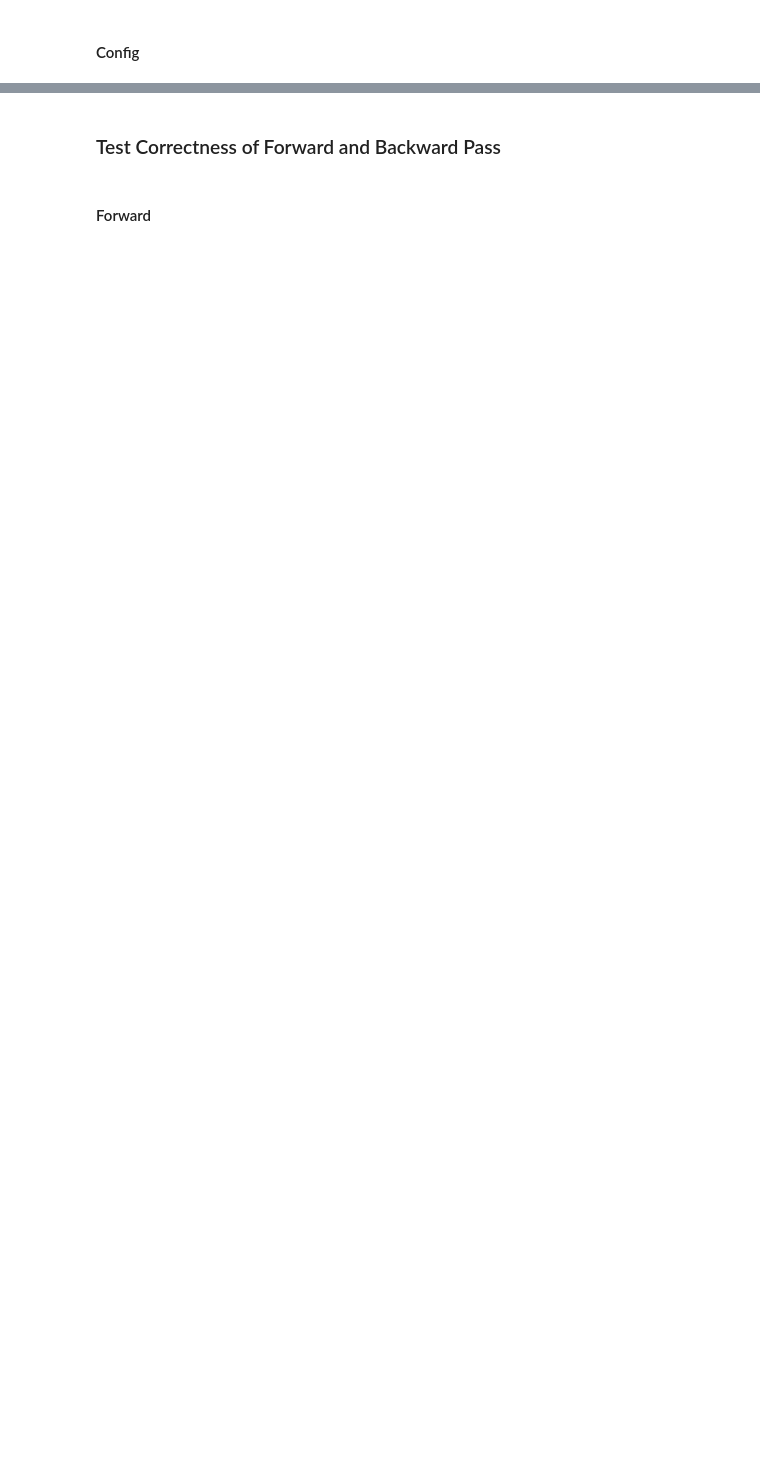
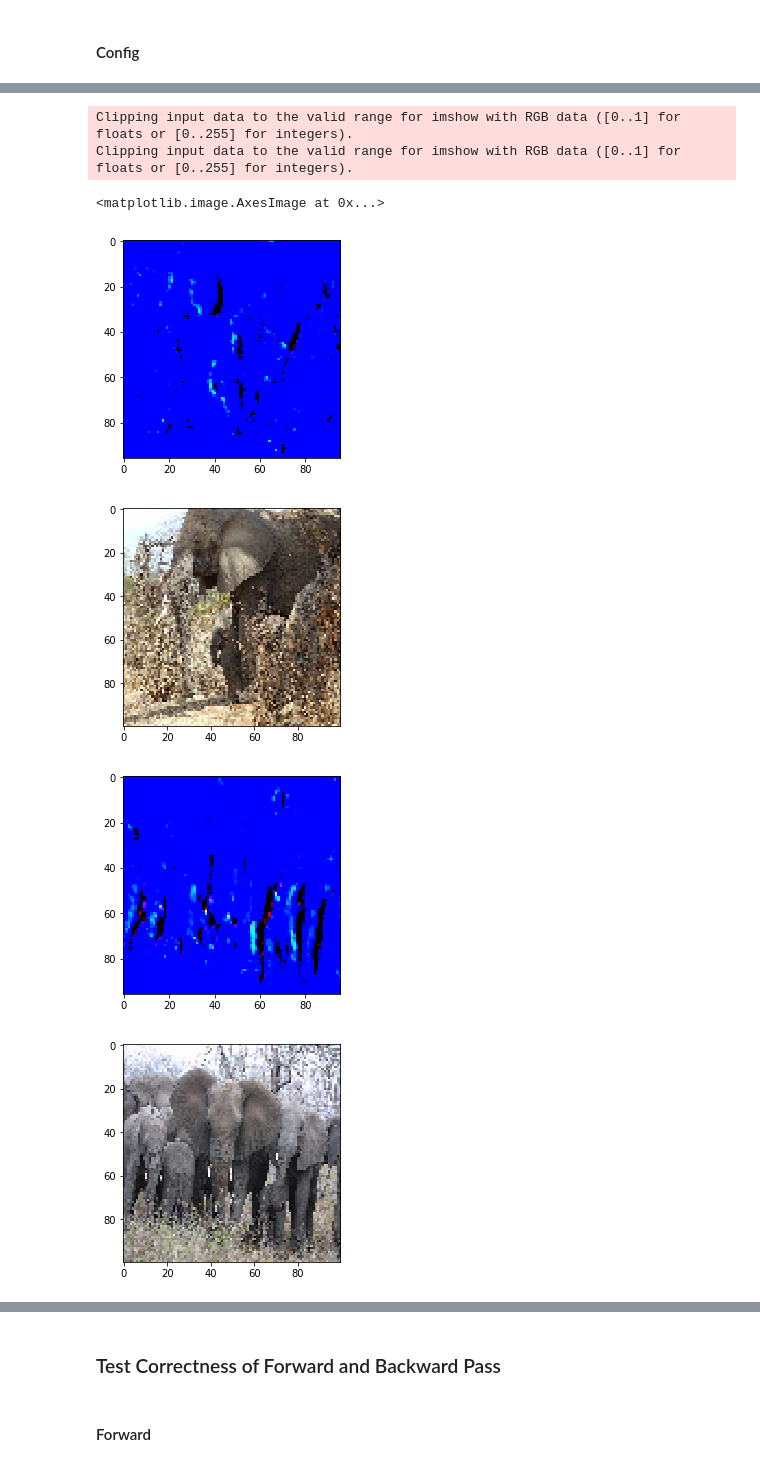
Before and after one commit to bilalayyache/UIUC, a Jupyter notebook: ece417/MP3/mp_3.ipynb, the cells around one changed output, grey strips where cells are left out. Saved outputs shown, nothing was run; the diff lists cells and outputs as text; code cells hidden in the pictures; blank space fills up the shorter version.

```diff
--- a/ece417/MP3/mp_3.ipynb
+++ b/ece417/MP3/mp_3.ipynb
@@ -102,6 +110,9 @@ def sigmoid(x):
     out = 1.0/(1 + np.exp(-x))
     return out
 
+def d_sigmoid(x):
+    out = sigmoid(x) * (1-sigmoid(x))
+    return out
 
 # unit_step
     # Inputs:    x: Multi-dimensional array with size N along the first axis
@@ -111,5 +122,5 @@ def sigmoid(x):
 def unit_step(x):
 
     # YOUR CODE HERE
-
+    out = np.heaviside(x, 1)
     return out
@@ -400,0 +491,23 @@ for i in range(epochs):
+# %%
+# Hyperparameters
+epochs = 20
+lr = 0.1
+image_size = 100
+batch_size = 16
+filter_len = 5
+num_out_ch = 3
+mp_len = 12
+fc_nodes = 2
+W1_len = int((image_size-filter_len+1)/mp_len)
+
+# Declare weights
+# YOUR CODE HERE
+# W0 = np.random.normal(0, 0.05, weights['W0'].shape)
+# W1 = np.random.normal(0, 0.05, weights['W1'].shape)
+# W2 = np.random.normal(0, 0.05, weights['W2'].shape)
+# print(W0.shape)
+# print(W1.shape)
+# print(W2.shape)
+W0 = np.random.normal(0, 0.05, (num_out_ch, filter_len, filter_len, 3))
+W1 = np.random.normal(0, 0.05, (W1_len*W1_len*num_out_ch, fc_nodes))
+W2 = np.random.normal(0, 0.05, (fc_nodes, 1))
@@ -400,0 +589,17 @@ for i in range(epochs):
+# %%
+F0 = cache["F0"]
+plt.imshow(F0[0])
+plt.figure()
+plt.imshow(val_set[0][0])
+plt.figure()
+plt.imshow(F0[1])
+plt.figure()
+plt.imshow(val_set[0][1])
+# %% [output]
+Clipping input data to the valid range for imshow with RGB data ([0..1] for floats or [0..255] for integers).
+Clipping input data to the valid range for imshow with RGB data ([0..1] for floats or [0..255] for integers).
+<matplotlib.image.AxesImage at 0x...>
+[figure, added]
+[figure, added]
+[figure, added]
+[figure, added]
```
Also changed, not shown: parts of 24 cells of this notebook, 5 other files.
